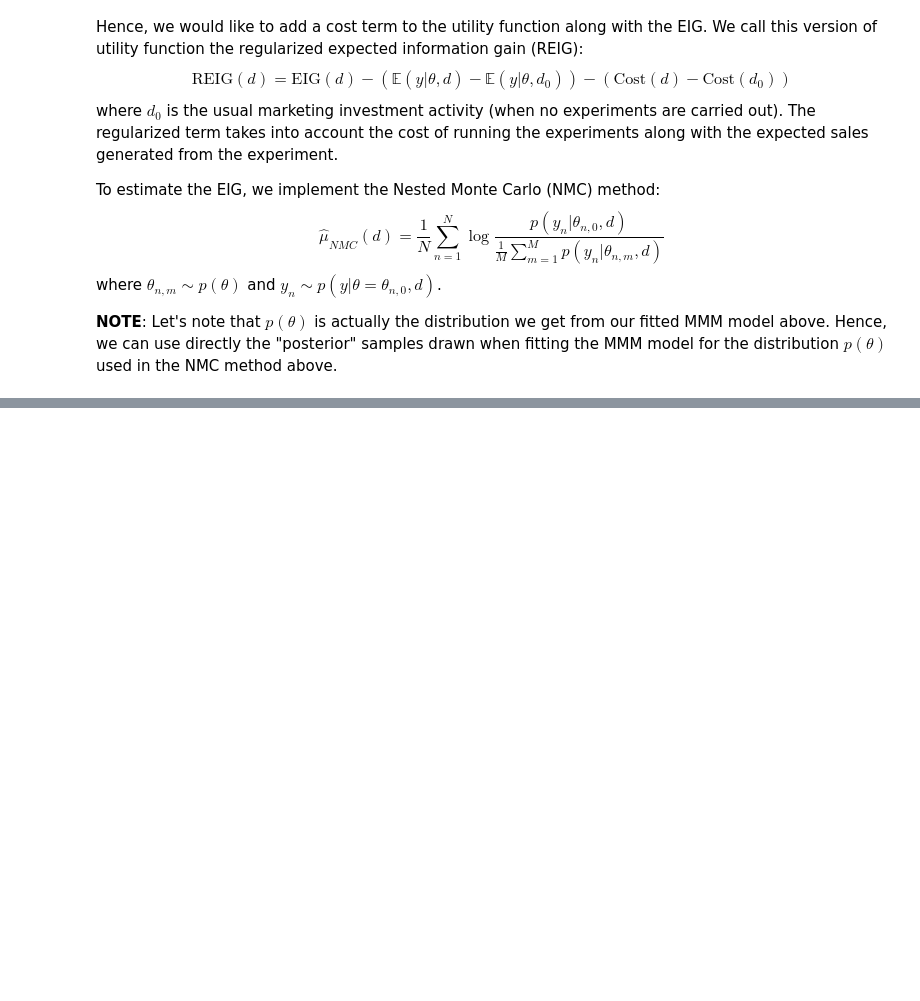
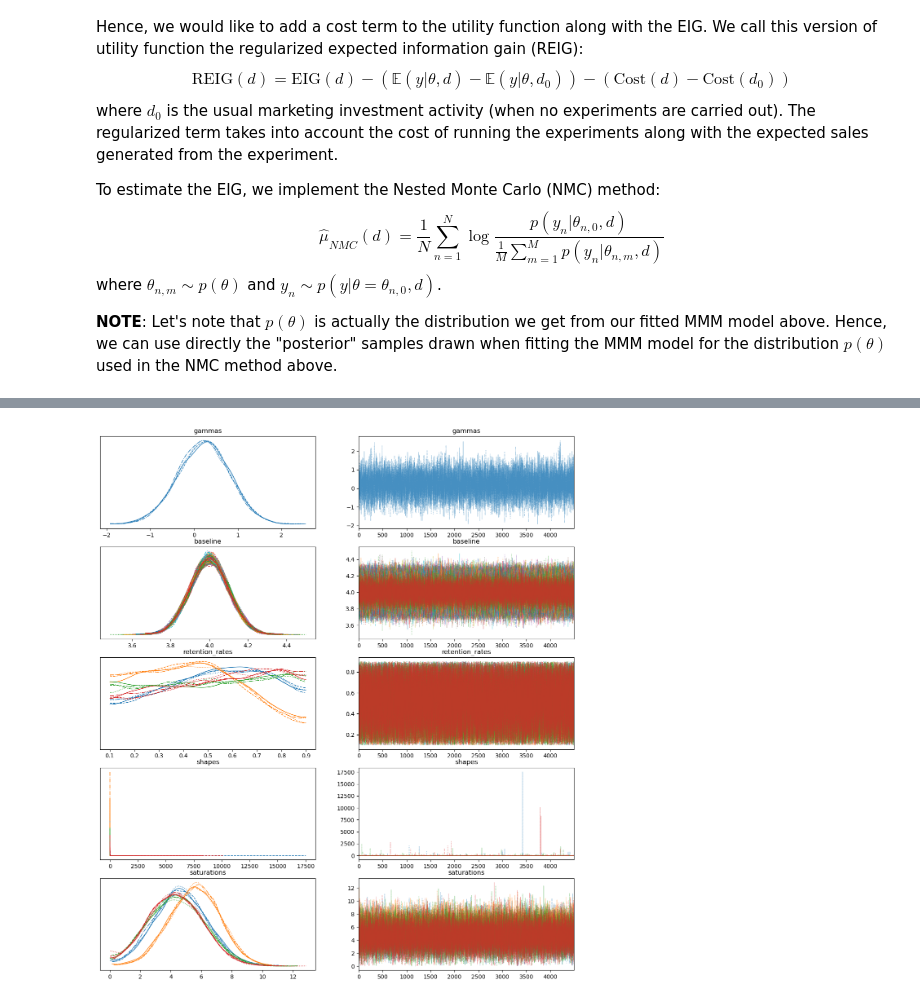
Before and after one commit to triluu03/bedmmm, a Jupyter notebook: demo/demo_mmm.ipynb, the cells around one changed output, grey strips where cells are left out. Cells and saved outputs as stored; diff of their text form; code cells hidden in the pictures; blank space fills up the shorter version.

```diff
--- a/demo/demo_mmm.ipynb
+++ b/demo/demo_mmm.ipynb
@@ -260,0 +360,5 @@ Next steps: use the experiment above to fit/finetune the MMM model again.
+# %%
+summary_df = az.summary(idata)
+az.plot_trace(idata, figsize=(15, 17));
+# %% [output]
+[figure, added]
```
Also changed, not shown: parts of 12 cells of this notebook, 5 other files.
